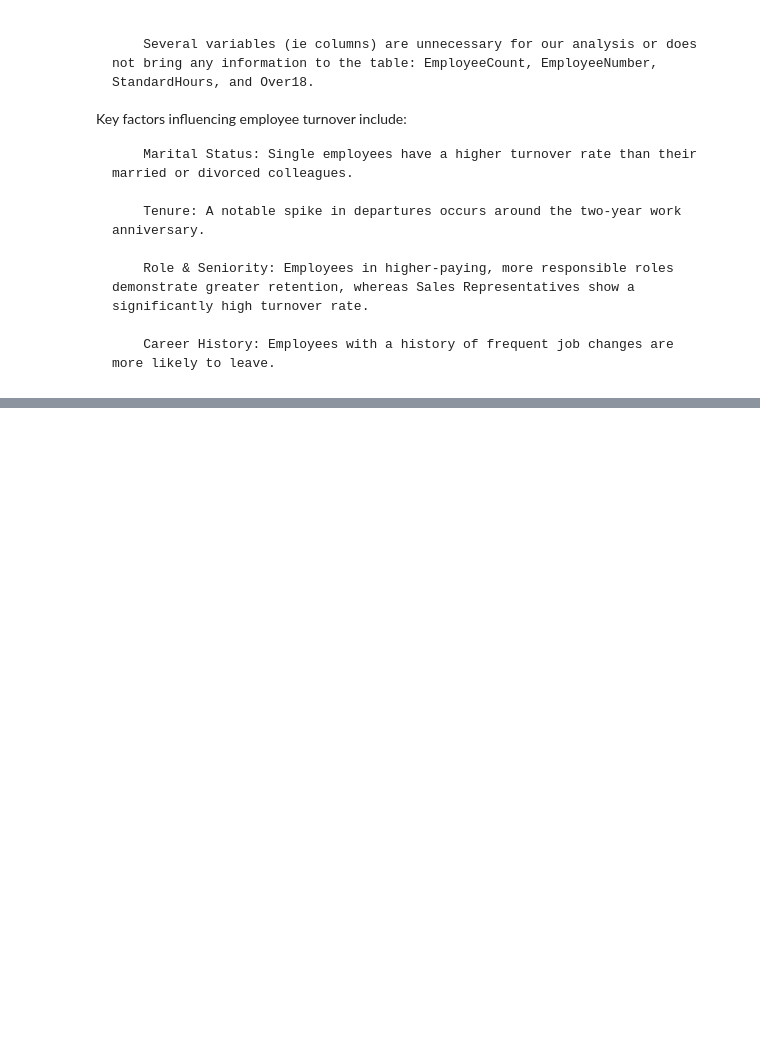
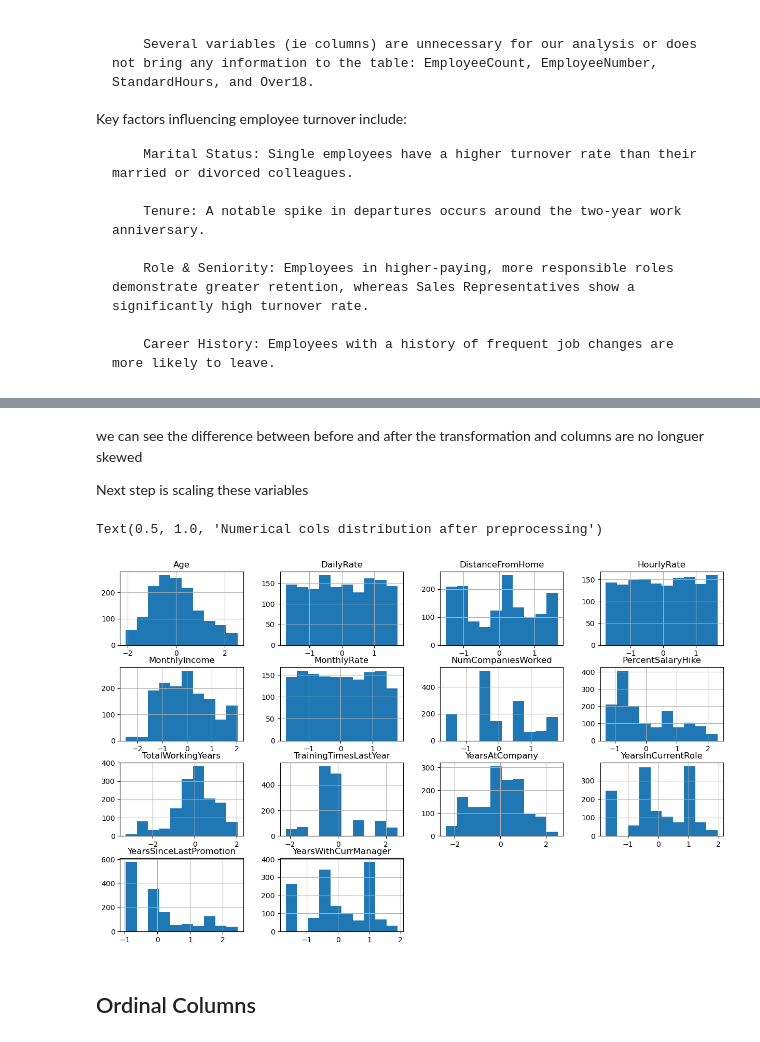
Before and after one commit to ZakariaElKazdam/Attrition-detection, a Jupyter notebook: attrition_detection.ipynb, the cells around one changed output, grey strips where cells are left out. Cells and saved outputs as stored; diff of their text form; code cells hidden in the pictures; blank space fills up the shorter version.

Commit message:
preprocessing

```diff
--- a/attrition_detection.ipynb
+++ b/attrition_detection.ipynb
@@ -619,0 +700,24 @@ Key factors influencing employee turnover include:
+# %%
+right_skewed_cols = ['DistanceFromHome','MonthlyIncome','NumCompaniesWorked','PercentSalaryHike',
+                     'TotalWorkingYears','YearsAtCompany','YearsInCurrentRole', 'YearsSinceLastPromotion','YearsWithCurrManager']
+
+for col in right_skewed_cols :
+    data[col] = np.log1p(data[col])
+# %% [markdown]
+we can see the difference between before and after the transformation and columns are no longuer skewed
+
+Next step is scaling these variables
+# %%
+from sklearn.preprocessing import StandardScaler
+
+for col in numerical_cols:
+    scaler = StandardScaler()
+    data[col] = scaler.fit_transform(data[col].values.reshape(-1,1))
+# %%
+data[numerical_cols].hist(figsize=(15,9))
+plt.title('Numerical cols distribution after preprocessing')
+# %% [output]
+Text(0.5, 1.0, 'Numerical cols distribution after preprocessing')
+[figure, added]
+# %% [markdown]
+## Ordinal Columns
```
Also changed, not shown: parts of 26 cells of this notebook.
